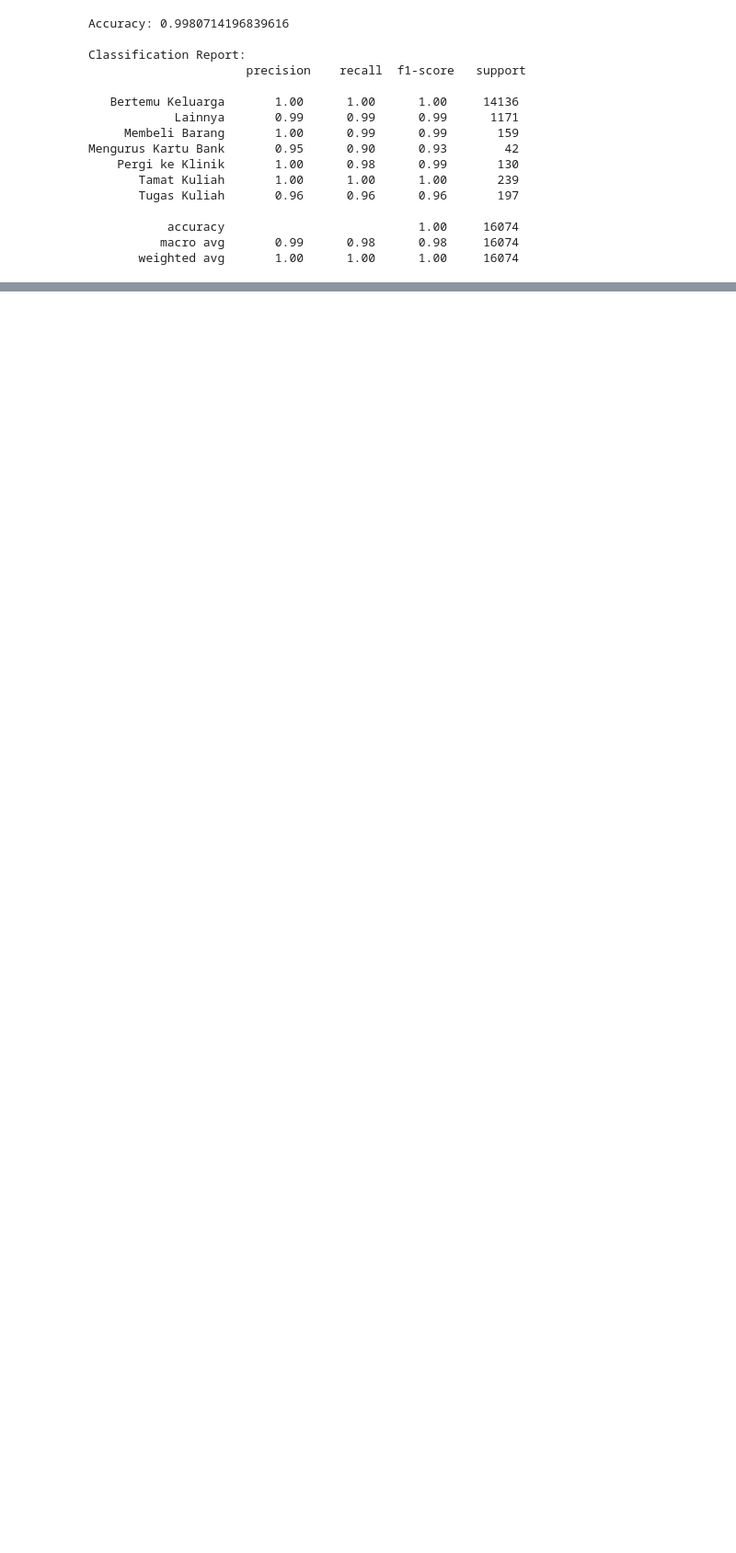
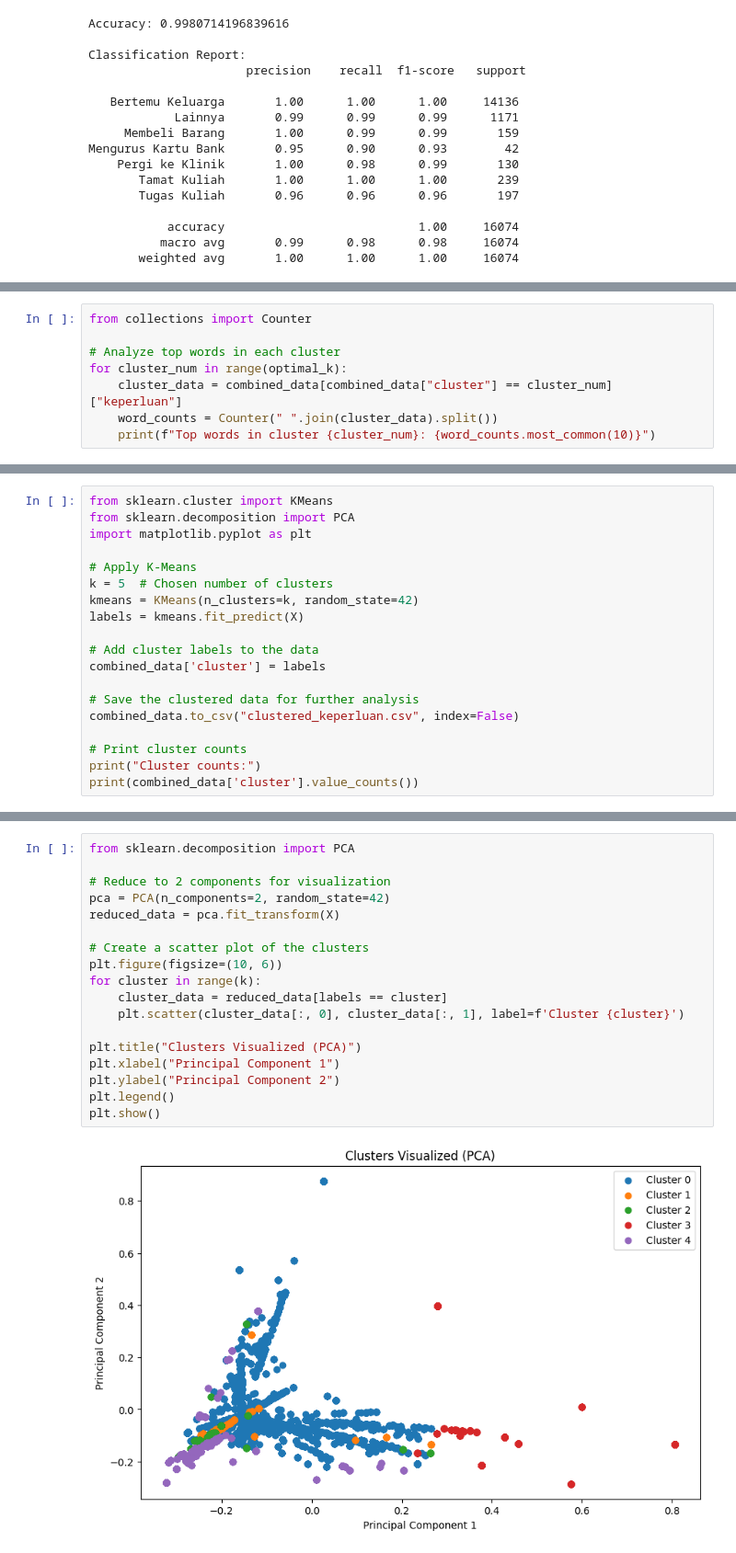
Before and after one commit to StillLearnSVN/MachineLearning07, a Jupyter notebook: implement-2.ipynb, the cells around one changed output, grey strips where cells are left out. Shown: that part at 92% size. Drawn from its saved outputs; the diff is of its cells as text; blank space fills up the shorter version.

```diff
--- a/implement-2.ipynb
+++ b/implement-2.ipynb
@@ -191,0 +472,8 @@ Mengurus Kartu Bank       0.95      0.90      0.93        42
+# %%
+from collections import Counter
+
+# Analyze top words in each cluster
+for cluster_num in range(optimal_k):
+    cluster_data = combined_data[combined_data["cluster"] == cluster_num]["keperluan"]
+    word_counts = Counter(" ".join(cluster_data).split())
+    print(f"Top words in cluster {cluster_num}: {word_counts.most_common(10)}")
@@ -191,0 +507,19 @@ Mengurus Kartu Bank       0.95      0.90      0.93        42
+# %%
+from sklearn.cluster import KMeans
+from sklearn.decomposition import PCA
+import matplotlib.pyplot as plt
+
+# Apply K-Means
+k = 5  # Chosen number of clusters
+kmeans = KMeans(n_clusters=k, random_state=42)
+labels = kmeans.fit_predict(X)
+
+# Add cluster labels to the data
+combined_data['cluster'] = labels
+
+# Save the clustered data for further analysis
+combined_data.to_csv("clustered_keperluan.csv", index=False)
+
+# Print cluster counts
+print("Cluster counts:")
+print(combined_data['cluster'].value_counts())
@@ -191,0 +535,20 @@ Mengurus Kartu Bank       0.95      0.90      0.93        42
+# %%
+from sklearn.decomposition import PCA
+
+# Reduce to 2 components for visualization
+pca = PCA(n_components=2, random_state=42)
+reduced_data = pca.fit_transform(X)
+
+# Create a scatter plot of the clusters
+plt.figure(figsize=(10, 6))
+for cluster in range(k):
+    cluster_data = reduced_data[labels == cluster]
+    plt.scatter(cluster_data[:, 0], cluster_data[:, 1], label=f'Cluster {cluster}')
+
+plt.title("Clusters Visualized (PCA)")
+plt.xlabel("Principal Component 1")
+plt.ylabel("Principal Component 2")
+plt.legend()
+plt.show()
+# %% [output]
+[figure, added]
```
Also changed, not shown: parts of 19 cells of this notebook, 2 other files.
